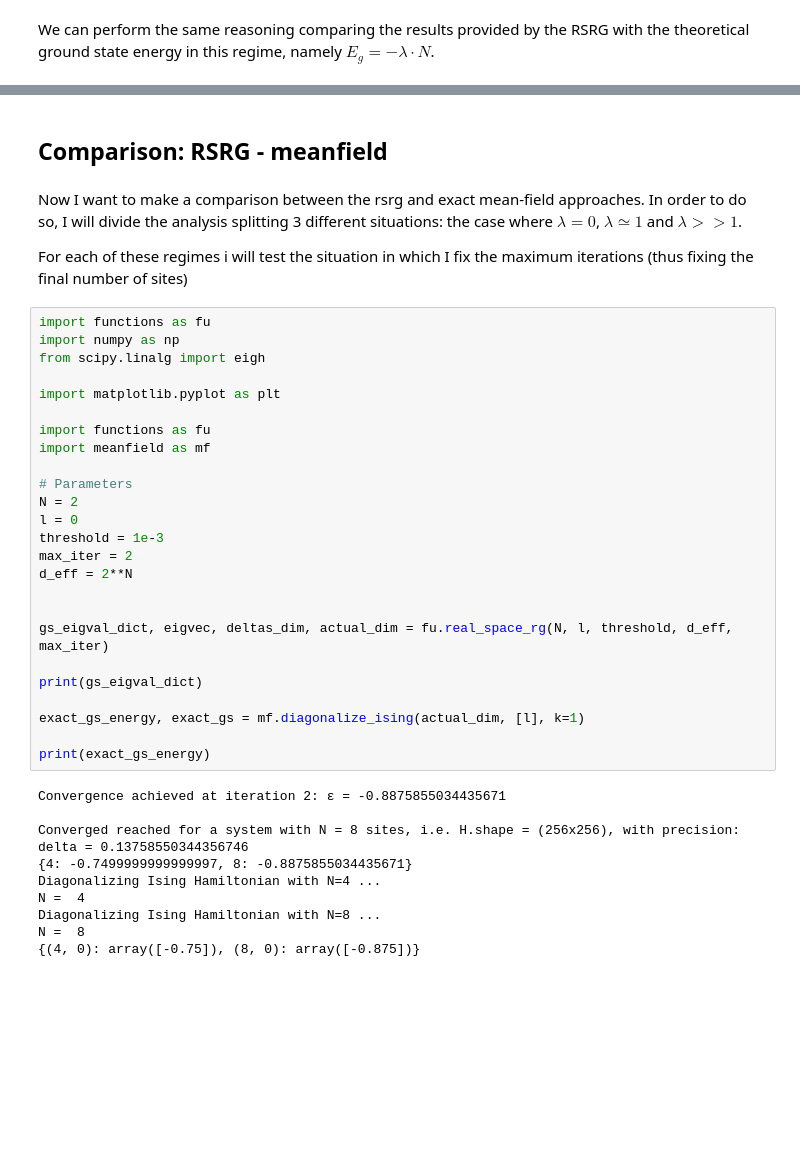
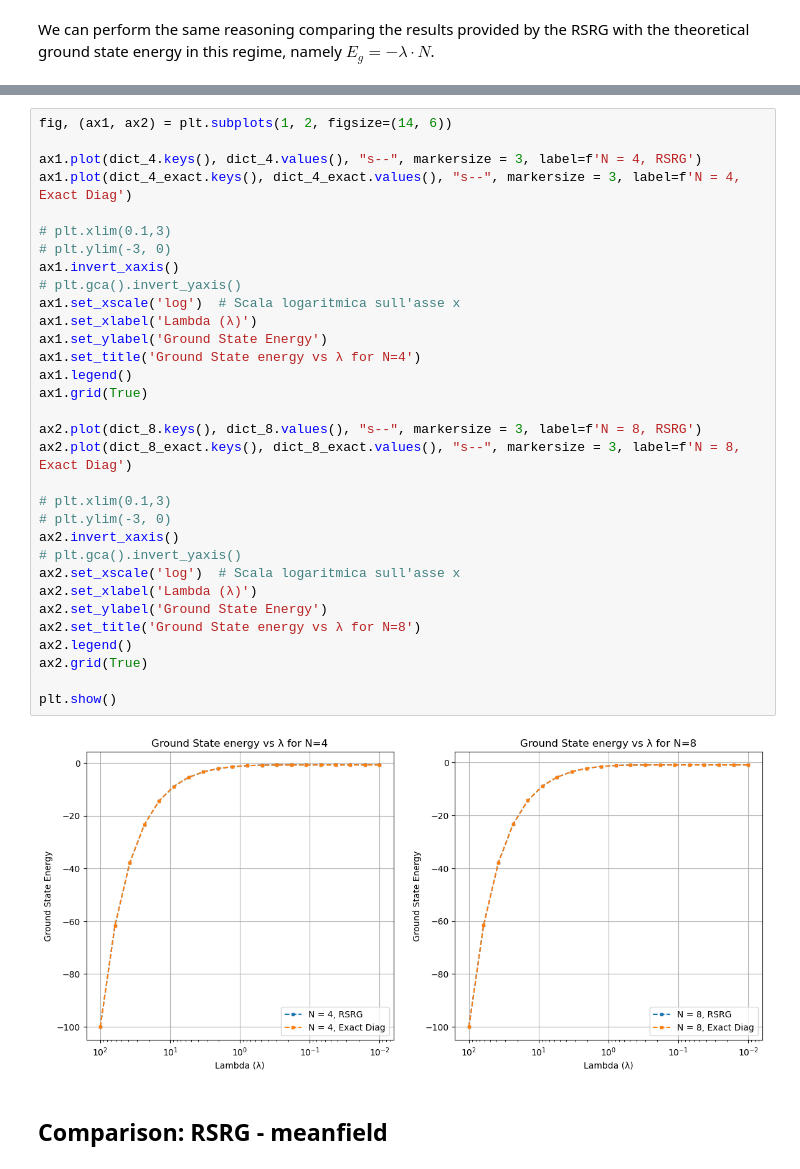
Before and after one commit to sdracia/QIC, a Jupyter notebook: 08_Assignement/analysis.ipynb, the cells around one changed output, grey strips where cells are left out. Saved outputs shown, nothing was run; the diff lists cells and outputs as text; blank space fills up the shorter version.

```diff
--- a/08_Assignement/analysis.ipynb
+++ b/08_Assignement/analysis.ipynb
@@ -90,41 +219,36 @@ We can perform the same reasoning comparing the results provided by the RSRG wit
+# %%
+fig, (ax1, ax2) = plt.subplots(1, 2, figsize=(14, 6))
+
+ax1.plot(dict_4.keys(), dict_4.values(), "s--", markersize = 3, label=f'N = 4, RSRG')
+ax1.plot(dict_4_exact.keys(), dict_4_exact.values(), "s--", markersize = 3, label=f'N = 4, Exact Diag')
+
+# plt.xlim(0.1,3)
+# plt.ylim(-3, 0)
+ax1.invert_xaxis()
+# plt.gca().invert_yaxis()
+ax1.set_xscale('log')  # Scala logaritmica sull'asse x
+ax1.set_xlabel('Lambda (λ)')
+ax1.set_ylabel('Ground State Energy')
+ax1.set_title('Ground State energy vs λ for N=4')
+ax1.legend()
+ax1.grid(True)
+
+ax2.plot(dict_8.keys(), dict_8.values(), "s--", markersize = 3, label=f'N = 8, RSRG')
+ax2.plot(dict_8_exact.keys(), dict_8_exact.values(), "s--", markersize = 3, label=f'N = 8, Exact Diag')
+
+# plt.xlim(0.1,3)
+# plt.ylim(-3, 0)
+ax2.invert_xaxis()
+# plt.gca().invert_yaxis()
+ax2.set_xscale('log')  # Scala logaritmica sull'asse x
+ax2.set_xlabel('Lambda (λ)')
+ax2.set_ylabel('Ground State Energy')
+ax2.set_title('Ground State energy vs λ for N=8')
+ax2.legend()
+ax2.grid(True)
+
+plt.show()
+# %% [output]
+[figure, added]
 # %% [markdown]
 ## Comparison: RSRG - meanfield
-# %% [markdown]
-Now I want to make a comparison between the rsrg and exact mean-field approaches. In order to do so, I will divide the analysis splitting 3 different situations: the case where $\lambda = 0$, $\lambda \simeq 1$ and $\lambda >> 1$. <br>
-
-For each of these regimes i will test the situation in which I fix the maximum iterations (thus fixing the final number of sites)
-# %%
-import functions as fu
-import numpy as np
-from scipy.linalg import eigh
-
-import matplotlib.pyplot as plt
-
-import functions as fu
-import meanfield as mf
-
-# Parameters
-N = 2
-l = 0
-threshold = 1e-3
-max_iter = 2
-d_eff = 2**N
-
-
-gs_eigval_dict, eigvec, deltas_dim, actual_dim = fu.real_space_rg(N, l, threshold, d_eff, max_iter)
-
-print(gs_eigval_dict)
-
-exact_gs_energy, exact_gs = mf.diagonalize_ising(actual_dim, [l], k=1)
-
-print(exact_gs_energy)
-# %% [output]
-Convergence achieved at iteration 2: ε = -0.8875855034435671
-
-Converged reached for a system with N = 8 sites, i.e. H.shape = (256x256), with precision: delta = 0.13758550344356746
-{4: -0.7499999999999997, 8: -0.8875855034435671}
-Diagonalizing Ising Hamiltonian with N=4 ...
-N =  4
-Diagonalizing Ising Hamiltonian with N=8 ...
-N =  8
-{(4, 0): array([-0.75]), (8, 0): array([-0.875])}
```
Also changed, not shown: parts of 12 cells of this notebook, 2 other files.
